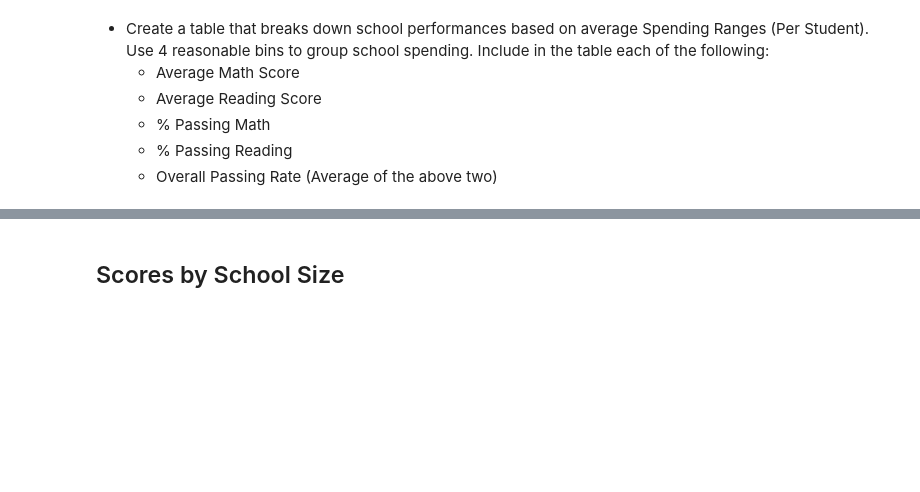
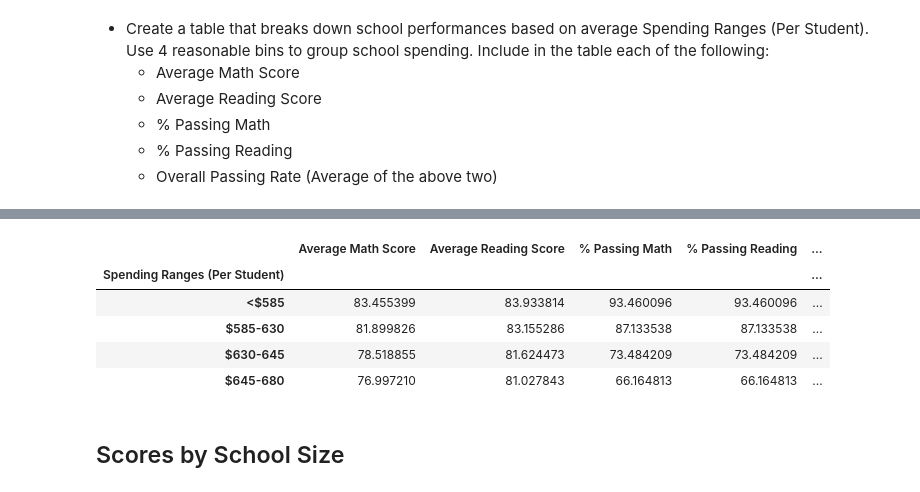
Before and after one commit to mpetersen49/pandas-challenge, a Jupyter notebook: PyCitySchools/PyCitySchools_starter.ipynb, the cells around one changed output, grey strips where cells are left out. Drawn from its saved outputs; the diff is of its cells as text; code cells hidden in the pictures; blank space fills up the shorter version.

Commit message:
Finished code except for formatting

```diff
--- a/PyCitySchools/PyCitySchools_starter.ipynb
+++ b/PyCitySchools/PyCitySchools_starter.ipynb
@@ -185,9 +203,10 @@ school_summary
 | Wright High School | [Charter] | 1800 | 1049400 | 583.0 | 83.682222 | ... |
 # %%
 # format summary table
-school_summary["Total School Budget"] = school_summary["Total School Budget"].map("${:,.2f}".format)
-school_summary["Per Student Budget"] = school_summary["Per Student Budget"].map("${:.2f}".format)
-school_summary
+school_summary_formatted = school_summary.copy()
+school_summary_formatted["Total School Budget"] = school_summary["Total School Budget"].map("${:,.2f}".format)
+school_summary_formatted["Per Student Budget"] = school_summary["Per Student Budget"].map("${:.2f}".format)
+school_summary_formatted
 # %% [output]
 |  | School Types | Total Students | Total School Budget | Per Student Budget | Average Math Score | ... |
 | Bailey High School | [District] | 4976 | $3,124,928.00 | $628.00 | 77.048432 | ... |
@@ -359,3 +370,24 @@ reading_scores_by_grade
+# %%
+bins = [0, 585, 630, 645, 680]
+
+bin_labels = ["<$585", "$585-630", "$630-645", "$645-680"]
+
+school_summary["Spending Ranges (Per Student)"] = pd.cut(school_summary["Per Student Budget"], bins, labels=bin_labels)
+
+scores_by_school_grouped = school_summary.groupby("Spending Ranges (Per Student)")
+
+
+scores_by_school_spending = scores_by_school_grouped[["Average Math Score", "Average Reading Score",
+                                  "% Passing Math", "% Passing Reading", "% Overall Passing"]].mean()
+
+scores_by_school_spending
+# %% [output]
+|  | Average Math Score | Average Reading Score | % Passing Math | % Passing Reading | ... |
+| Spending Ranges (Per Student) |  |  |  |  | ... |
+| <$585 | 83.455399 | 83.933814 | 93.460096 | 93.460096 | ... |
+| $585-630 | 81.899826 | 83.155286 | 87.133538 | 87.133538 | ... |
+| $630-645 | 78.518855 | 81.624473 | 73.484209 | 73.484209 | ... |
+| $645-680 | 76.997210 | 81.027843 | 66.164813 | 66.164813 | ... |
 # %% [markdown]
 ## Scores by School Size
 # %% [markdown]
```
Also changed, not shown: parts of 6 cells of this notebook.
